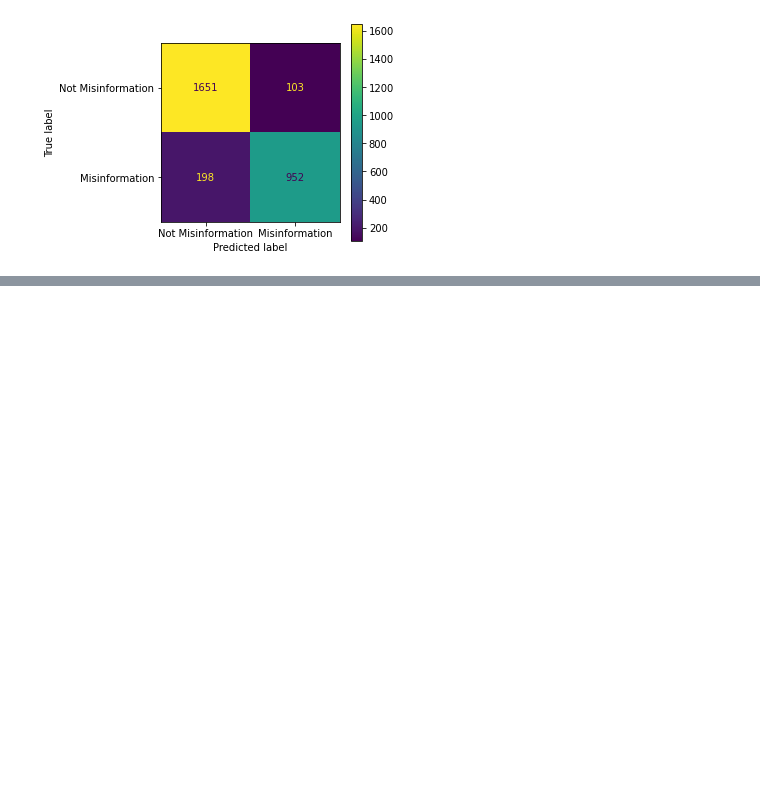
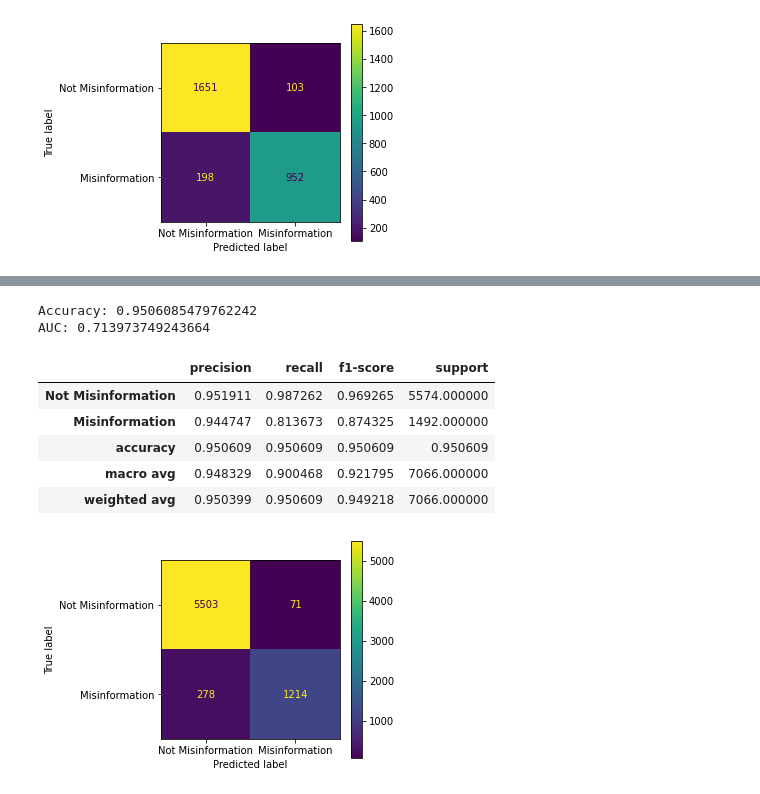
Before and after one commit to crarojasca/MDFI_misinformation, a Jupyter notebook: model_comparative.ipynb, the cells around one changed output, grey strips where cells are left out. Drawn from its saved outputs; the diff is of its cells as text; code cells hidden in the pictures; blank space fills up the shorter version.

```diff
--- a/model_comparative.ipynb
+++ b/model_comparative.ipynb
@@ -143,0 +263,2 @@ AUC: 0.9585196569332208
+# %%
+test_filtered = test[filter_]
@@ -143,0 +280,15 @@ AUC: 0.9585196569332208
+# %%
+# scores = test_filtered.apply(
+#     lambda x: x['gpt-3_curie_proba'] if ['gpt-3_curie_pred']==0 else 1-x['gpt-3_curie_proba'], axis=1)
+report(test_filtered.labels, test_filtered['gpt-3_curie_pred'].apply(int),
+       test_filtered["gpt-3_curie_proba"].values, target_names)
+# %% [output]
+Accuracy: 0.9506085479762242
+AUC: 0.713973749243664
+|  | precision | recall | f1-score | support |
+| Not Misinformation | 0.951911 | 0.987262 | 0.969265 | 5574.000000 |
+| Misinformation | 0.944747 | 0.813673 | 0.874325 | 1492.000000 |
+| accuracy | 0.950609 | 0.950609 | 0.950609 | 0.950609 |
+| macro avg | 0.948329 | 0.900468 | 0.921795 | 7066.000000 |
+| weighted avg | 0.950399 | 0.950609 | 0.949218 | 7066.000000 |
+[figure, added]
```
Also changed, not shown: parts of 14 cells of this notebook, 2 other files.
